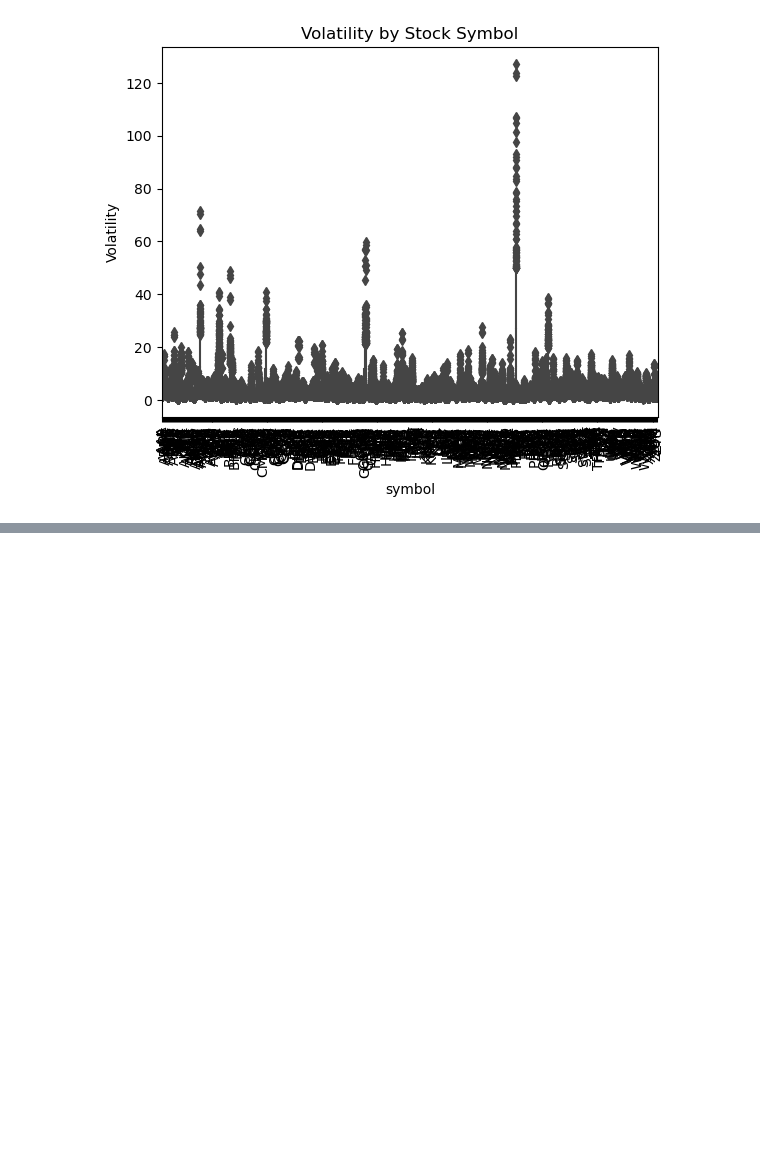
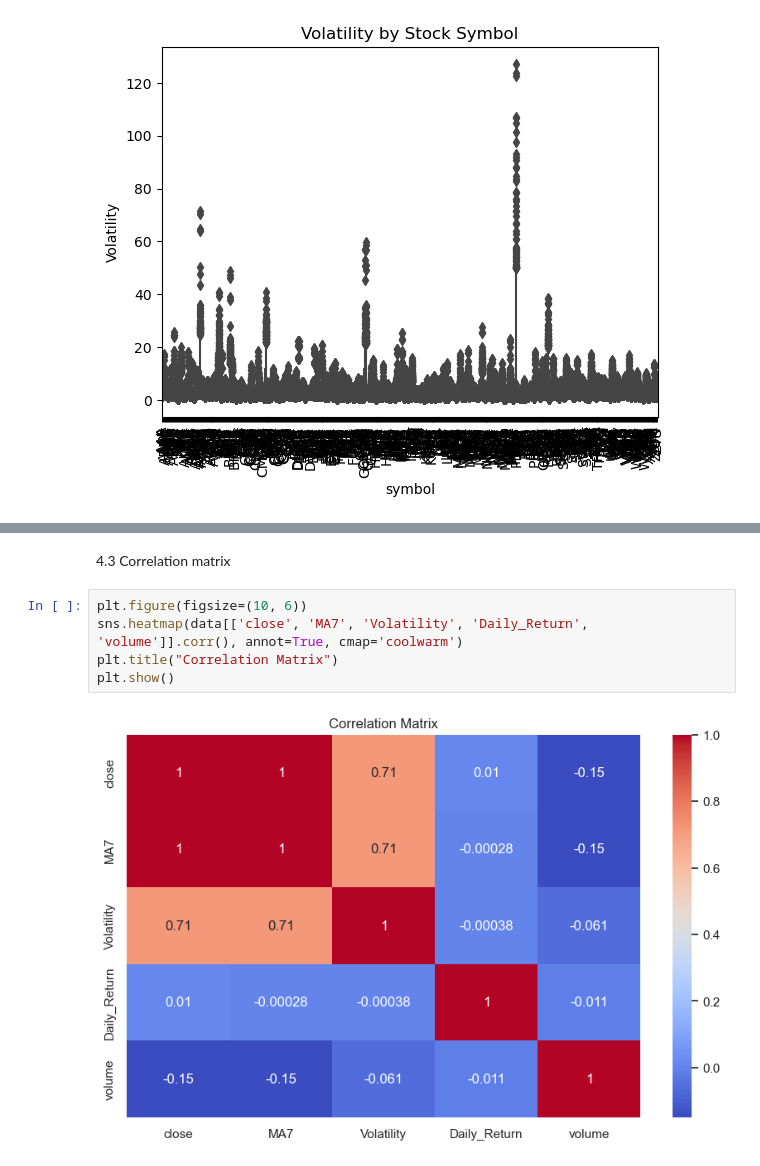
Before and after one commit to S-Owiti/Market-Movement-Analysis-Clustering-Forecasting-Stock-Price-Behavior, a Jupyter notebook: Codveda.ipynb, the cells around one changed output, grey strips where cells are left out. Cells and saved outputs as stored; diff of their text form; blank space fills up the shorter version.

```diff
--- a/Codveda.ipynb
+++ b/Codveda.ipynb
@@ -506,0 +614,9 @@ sns.pairplot(data[features])
+# %% [markdown]
+4.3 Correlation matrix
+# %%
+plt.figure(figsize=(10, 6))
+sns.heatmap(data[['close', 'MA7', 'Volatility', 'Daily_Return', 'volume']].corr(), annot=True, cmap='coolwarm')
+plt.title("Correlation Matrix")
+plt.show()
+# %% [output]
+[figure, added]
```
Also changed, not shown: parts of 28 cells of this notebook.
